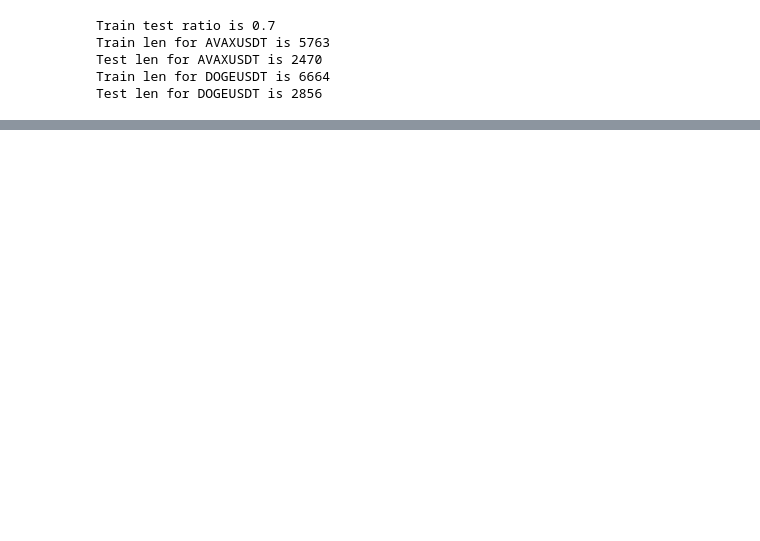
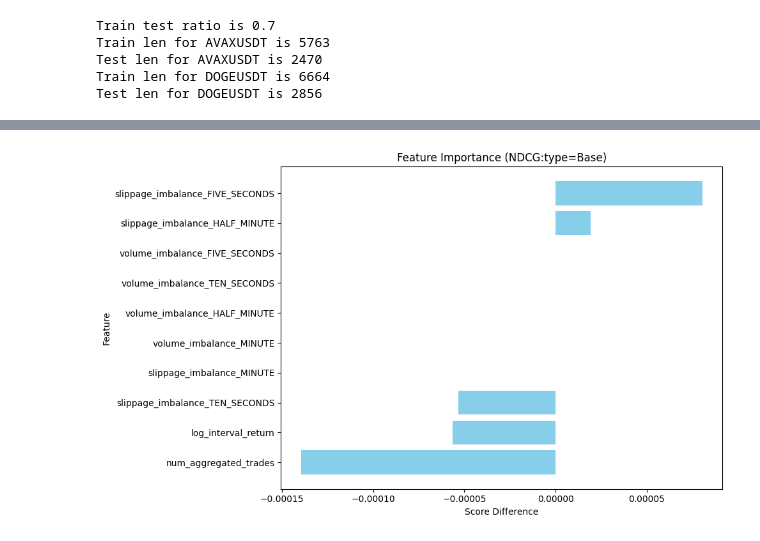
Before and after one commit to B0R0koko/microstructure_price_prediction, a Jupyter notebook: src/data_analysis/catboost_ranker.ipynb, the cells around one changed output, grey strips where cells are left out. Cells and saved outputs as stored; diff of their text form; code cells hidden in the pictures; blank space fills up the shorter version.

```diff
--- a/src/data_analysis/catboost_ranker.ipynb
+++ b/src/data_analysis/catboost_ranker.ipynb
@@ -155,0 +176,5 @@ NameError: name 'cv_results' is not defined
+# %%
+results = permutation_feature_importance_ranker(ranker_model=ranker_model, X_test=X_test, y_test=y_test, group_id=group_id,cat_features=cat_features, metric="NDCG:type=Base")
+plot_feature_premutation_importance(results)
+# %% [output]
+[figure, added]
```
Also changed, not shown: parts of 6 cells of this notebook, 36 other files.
